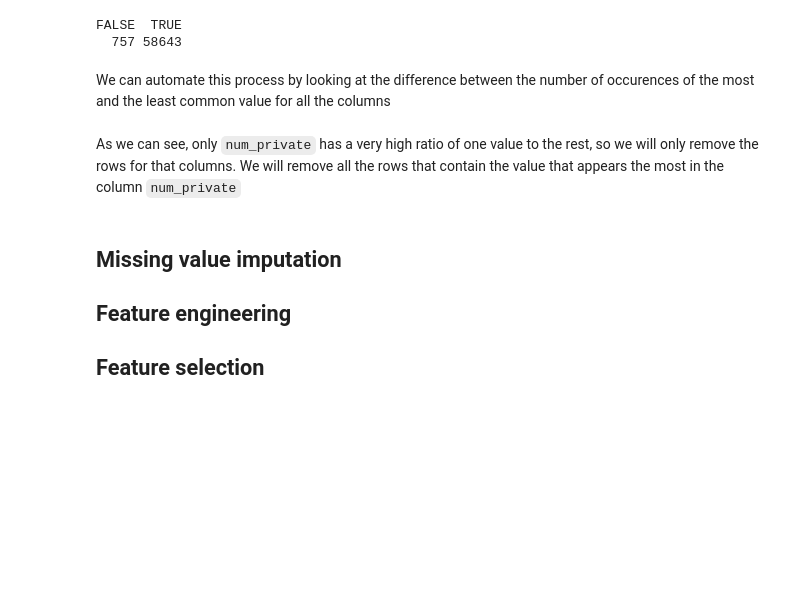
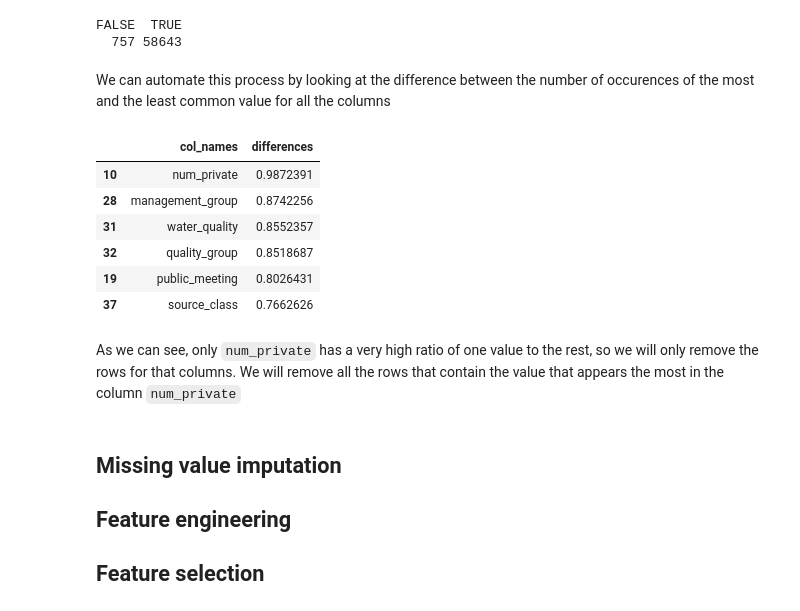
Before and after one commit to nmarotte/F422-fluffy-couscous, a Jupyter notebook: ReportTemplate.ipynb, the cells around one changed output. Saved outputs shown, nothing was run; the diff lists cells and outputs as text; code cells hidden in the pictures; blank space fills up the shorter version.

```diff
--- a/ReportTemplate.ipynb
+++ b/ReportTemplate.ipynb
@@ -97,16 +107,26 @@ FALSE  TRUE
 # %% [markdown]
 We can automate this process by looking at the difference between the number of occurences of the most and the least common value for all the columns
 # %%
-#differences <- data.frame(matrix(ncol = 2, nrow = 0))
+col_names <- names(training_set_values)
+differences <- c()
 
-#for (colname in names(training_set_values)) {
-#    maximum <- max(table(training_set_values[colname]))
-#    minimum <- min(table(training_set_values[colname]))
-#    differences <- rbind(differences, c((maximum-minimum)/59400, colname))
-#}
-#names(differences) <- c('Difference', 'col_name')
-#differences <- differences[order(differences$Difference, decreasing=TRUE),]
-#differences
+for (colname in names(training_set_values)) {
+   maximum <- max(table(training_set_values[colname]))
+   minimum <- min(table(training_set_values[colname]))
+   differences <- rbind(differences, (maximum-minimum)/59400)
+}
+df <- data.frame(col_names, differences)
+names(differences) <- c('Difference', 'col_name')
+df <- df[order(df$differences, decreasing=TRUE),]
+head(df)
+# %% [output]
+|  | col_names | differences |
+| 10 | num_private | 0.9872391 |
+| 28 | management_group | 0.8742256 |
+| 31 | water_quality | 0.8552357 |
+| 32 | quality_group | 0.8518687 |
+| 19 | public_meeting | 0.8026431 |
+| 37 | source_class | 0.7662626 |
 # %% [markdown]
 As we can see, only `num_private` has a very high ratio of one value to the rest, so we will only remove the rows for that columns.
 We will remove all the rows that contain the value that appears the most in the column `num_private`
```
Also changed, not shown: parts of 17 cells of this notebook.
